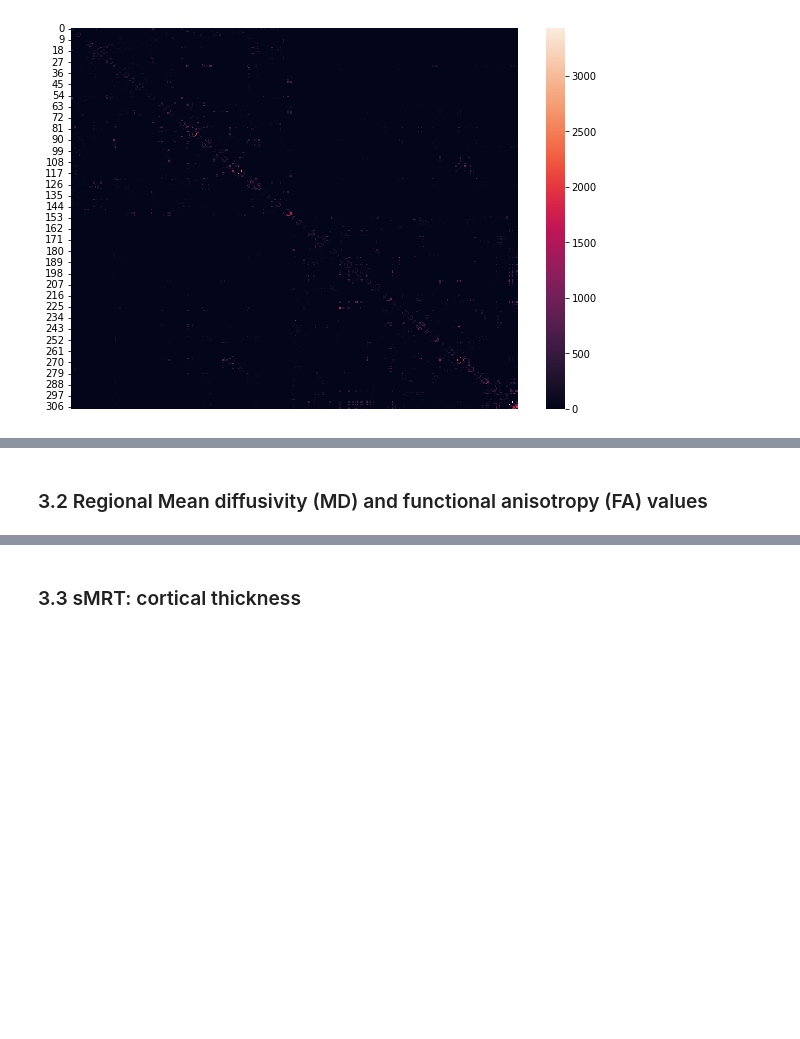
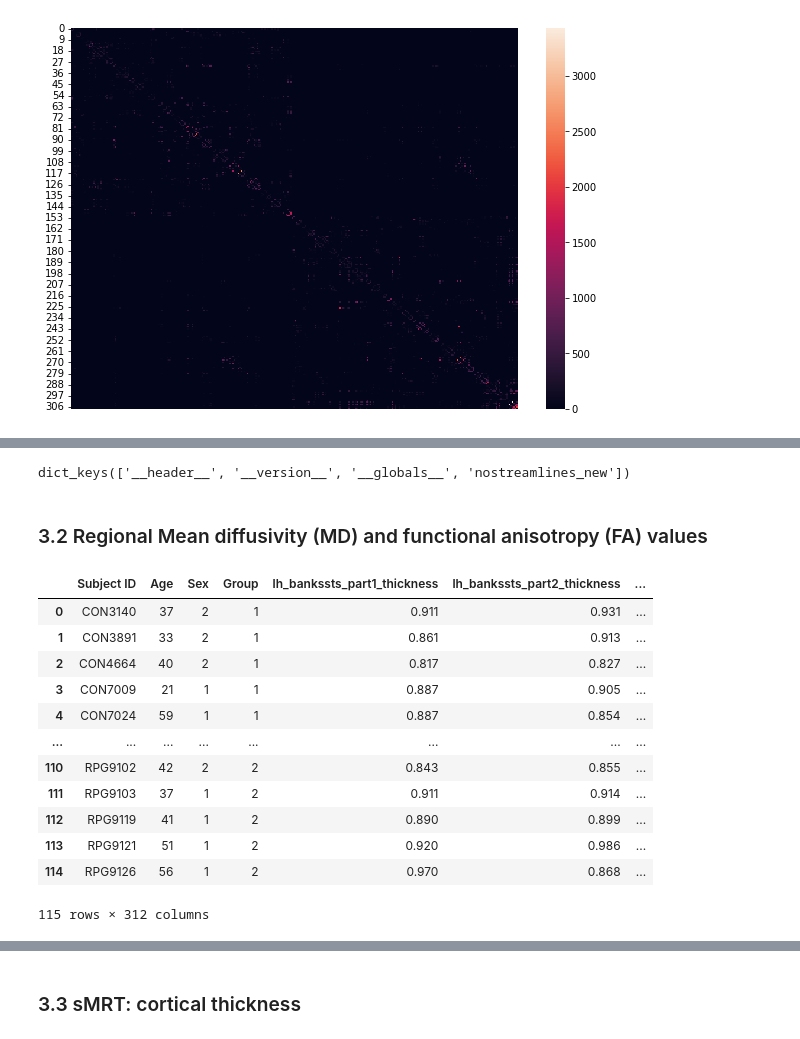
Before and after one commit to mello-y/MSc5_research_project, a Jupyter notebook: data/Data_exploration.ipynb, the cells around one changed output, grey strips where cells are left out. Cells and saved outputs as stored; diff of their text form; code cells hidden in the pictures; blank space fills up the shorter version.

Commit message:
read in MD,CT and FA files

```diff
--- a/data/Data_exploration.ipynb
+++ b/data/Data_exploration.ipynb
@@ -100,2 +106,6 @@ sns.heatmap(DTI_Dublin['nostreamlines_new'][0][0], xticklabels=False, cmap='rock
+# %%
+DTI_Maastricht.keys()
+# %% [output]
+dict_keys(['__header__', '__version__', '__globals__', 'nostreamlines_new'])
 # %% [markdown]
 ### 3.2 Regional Mean diffusivity (MD) and functional anisotropy (FA) values
@@ -101,0 +114,3 @@ sns.heatmap(DTI_Dublin['nostreamlines_new'][0][0], xticklabels=False, cmap='rock
+# %%
+MD_Dublin = pd.read_csv('/Users/mello/Desktop/Dataset/PARC_500.aparc_MD_cortexAv_mean_Dublin.csv', delimiter = ',')
+MD_Maastricht = pd.read_csv('/Users/mello/Desktop/Dataset/PARC_500.aparc_MD_cortexAv_mean_Maastricht.csv', delimiter = ',')
@@ -101,0 +120,16 @@ sns.heatmap(DTI_Dublin['nostreamlines_new'][0][0], xticklabels=False, cmap='rock
+# %%
+MD_Dublin
+# %% [output]
+|  | Subject ID | Age | Sex | Group | lh_bankssts_part1_thickness | lh_bankssts_part2_thickness | ... |
+| 0 | CON3140 | 37 | 2 | 1 | 0.911 | 0.931 | ... |
+| 1 | CON3891 | 33 | 2 | 1 | 0.861 | 0.913 | ... |
+| 2 | CON4664 | 40 | 2 | 1 | 0.817 | 0.827 | ... |
+| 3 | CON7009 | 21 | 1 | 1 | 0.887 | 0.905 | ... |
+| 4 | CON7024 | 59 | 1 | 1 | 0.887 | 0.854 | ... |
+| ... | ... | ... | ... | ... | ... | ... | ... |
+| 110 | RPG9102 | 42 | 2 | 2 | 0.843 | 0.855 | ... |
+| 111 | RPG9103 | 37 | 1 | 2 | 0.911 | 0.914 | ... |
+| 112 | RPG9119 | 41 | 1 | 2 | 0.890 | 0.899 | ... |
+| 113 | RPG9121 | 51 | 1 | 2 | 0.920 | 0.986 | ... |
+| 114 | RPG9126 | 56 | 1 | 2 | 0.970 | 0.868 | ... |
+115 rows × 312 columns
```
Also changed, not shown: parts of 8 cells of this notebook.
